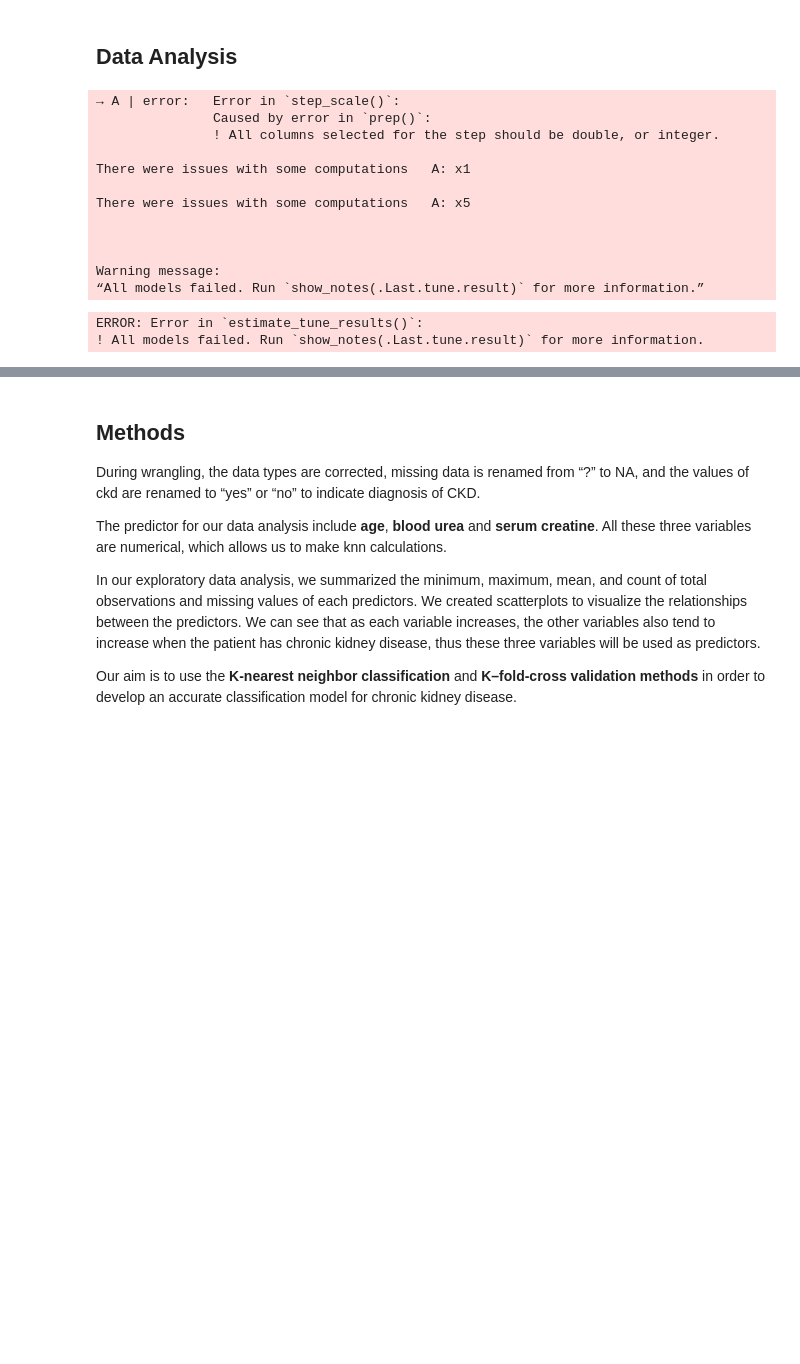
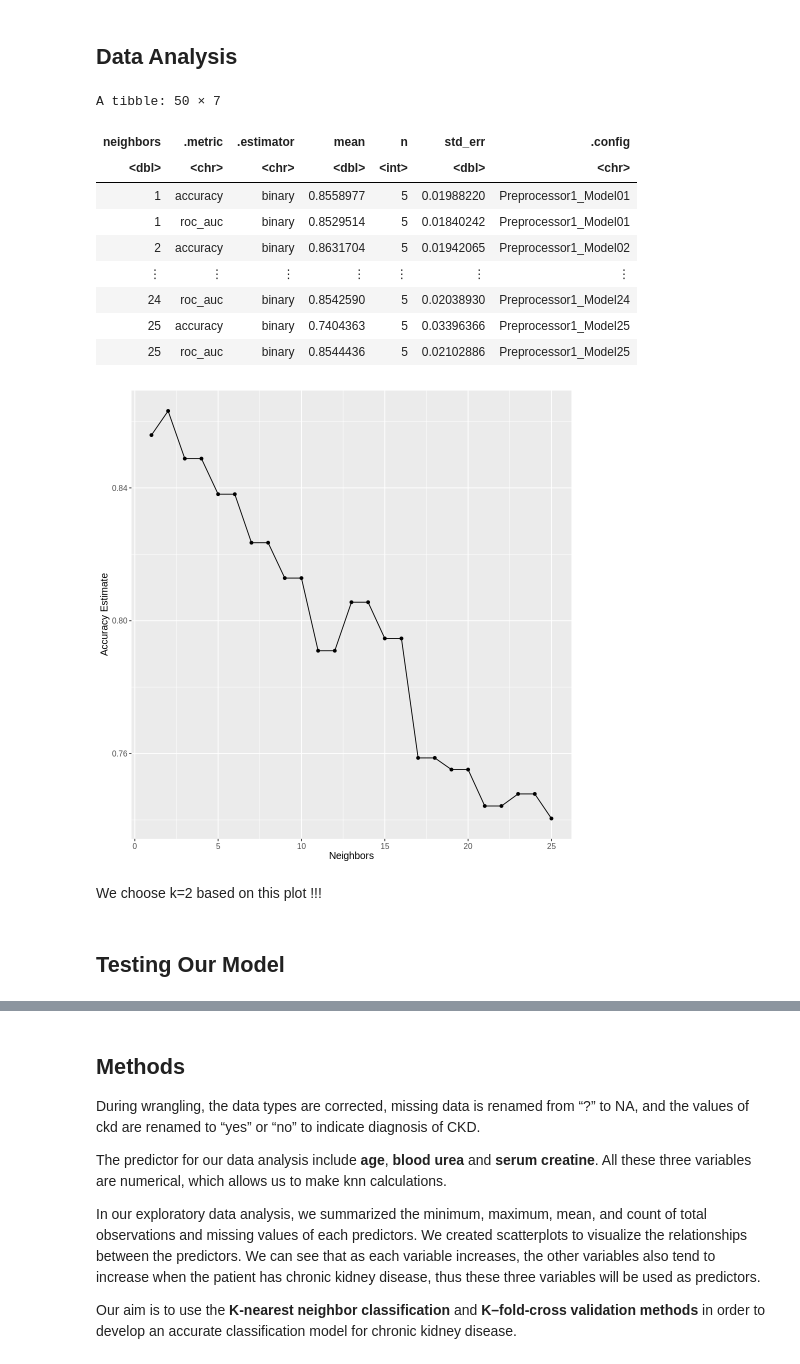
Before and after one commit to schan26/dsci-100-grp18, a Jupyter notebook: Report.ipynb, the cells around one changed output, grey strips where cells are left out. Saved outputs shown, nothing was run; the diff lists cells and outputs as text; code cells hidden in the pictures; blank space fills up the shorter version.

```diff
--- a/Report.ipynb
+++ b/Report.ipynb
@@ -166,37 +175,48 @@ Warning message:
 # %%
 #knn-classification using tidymodels
 set.seed(2)
 
 ckd_recipe <- recipe(ckd ~ age + serum_creatinine + blood_urea, data = ckd_training) |>
     step_scale(all_predictors()) |>
     step_center(all_predictors())
 
 knn_tune <- nearest_neighbor(weight_func = "rectangular", neighbor = tune()) |>
     set_engine("kknn") |>
     set_mode("classification")
 
 ckd_vfold <- vfold_cv(ckd_training, v=5, strata=ckd)
 
-gridvals <- tibble(neighbors = seq(from = 1, to=10, by=1))
+gridvals <- tibble(neighbors = seq(from = 1, to=25, by=1))
 
 ckd_fit <- workflow() |>
     add_recipe(ckd_recipe) |>
     add_model(knn_tune) |>
     tune_grid(resamples = ckd_vfold, grid = gridvals) |>
     collect_metrics()
 ckd_fit
+
+accuracies <- ckd_fit |>
+    filter(.metric == "accuracy")
+
+cross_val_plot <- ggplot(accuracies, aes(x=neighbors, y=mean)) +
+    geom_point() +
+    geom_line() +
+    labs(x = "Neighbors", y = "Accuracy Estimate") +
+    theme(text = element_text(size = 12))
+cross_val_plot
 # %% [output]
-→ A | error:   Error in `step_scale()`:
-               Caused by error in `prep()`:
-               ! All columns selected for the step should be double, or integer.
-
-There were issues with some computations   A: x1
-
-There were issues with some computations   A: x5
-
-
-
-Warning message:
-“All models failed. Run `show_notes(.Last.tune.result)` for more information.”
+A tibble: 50 × 7
-ERROR: Error in `estimate_tune_results()`:
-! All models failed. Run `show_notes(.Last.tune.result)` for more information.
+| neighbors | .metric | .estimator | mean | n | std_err | .config |
+| <dbl> | <chr> | <chr> | <dbl> | <int> | <dbl> | <chr> |
+| 1 | accuracy | binary | 0.8558977 | 5 | 0.01988220 | Preprocessor1_Model01 |
+| 1 | roc_auc | binary | 0.8529514 | 5 | 0.01840242 | Preprocessor1_Model01 |
+| 2 | accuracy | binary | 0.8631704 | 5 | 0.01942065 | Preprocessor1_Model02 |
+| ⋮ | ⋮ | ⋮ | ⋮ | ⋮ | ⋮ | ⋮ |
+| 24 | roc_auc | binary | 0.8542590 | 5 | 0.02038930 | Preprocessor1_Model24 |
+| 25 | accuracy | binary | 0.7404363 | 5 | 0.03396366 | Preprocessor1_Model25 |
+| 25 | roc_auc | binary | 0.8544436 | 5 | 0.02102886 | Preprocessor1_Model25 |
+[figure, added]
+# %% [markdown]
+We choose k=2 based on this plot !!!
+# %% [markdown]
+## Testing Our Model
```
Also changed, not shown: parts of 6 cells of this notebook.
